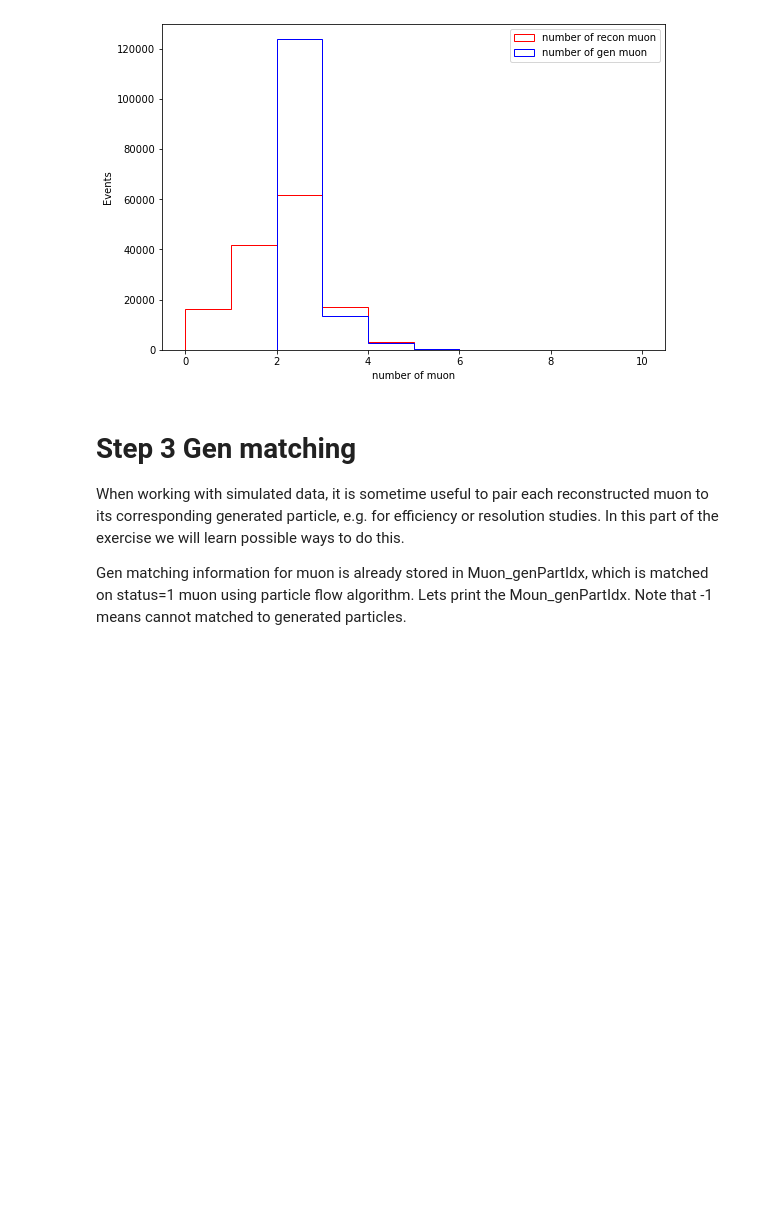
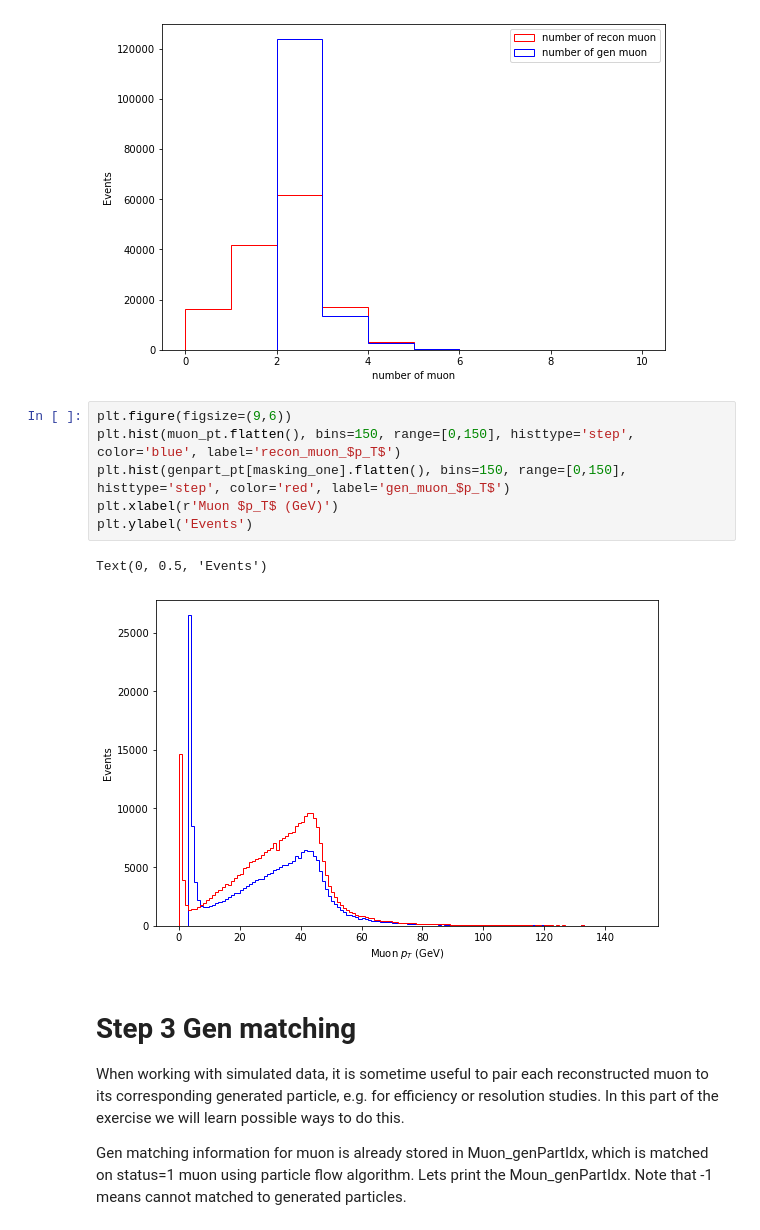
Before and after one commit to Taiantuia/MuonHATSatLPC2020, a Jupyter notebook: Exercise-1-Introduction.ipynb, the cells around one changed output. Cells and saved outputs as stored; diff of their text form; blank space fills up the shorter version.

```diff
--- a/Exercise-1-Introduction.ipynb
+++ b/Exercise-1-Introduction.ipynb
@@ -154,6 +168,15 @@ plt.ylabel('Events')
 # %% [output]
 Text(0, 0.5, 'Events')
 [figure]
+# %%
+plt.figure(figsize=(9,6))
+plt.hist(muon_pt.flatten(), bins=150, range=[0,150], histtype='step', color='blue', label='recon_muon_$p_T$')
+plt.hist(genpart_pt[masking_one].flatten(), bins=150, range=[0,150], histtype='step', color='red', label='gen_muon_$p_T$')
+plt.xlabel(r'Muon $p_T$ (GeV)')
+plt.ylabel('Events')
+# %% [output]
+Text(0, 0.5, 'Events')
+[figure, added]
 # %% [markdown]
 # Step 3 Gen matching
 When working with simulated data, it is sometime useful to pair each reconstructed muon to its corresponding generated particle, e.g. for efficiency or resolution studies. In this part of the exercise we will learn possible ways to do this.<br>
```
Also changed, not shown: parts of 3 cells of this notebook.
